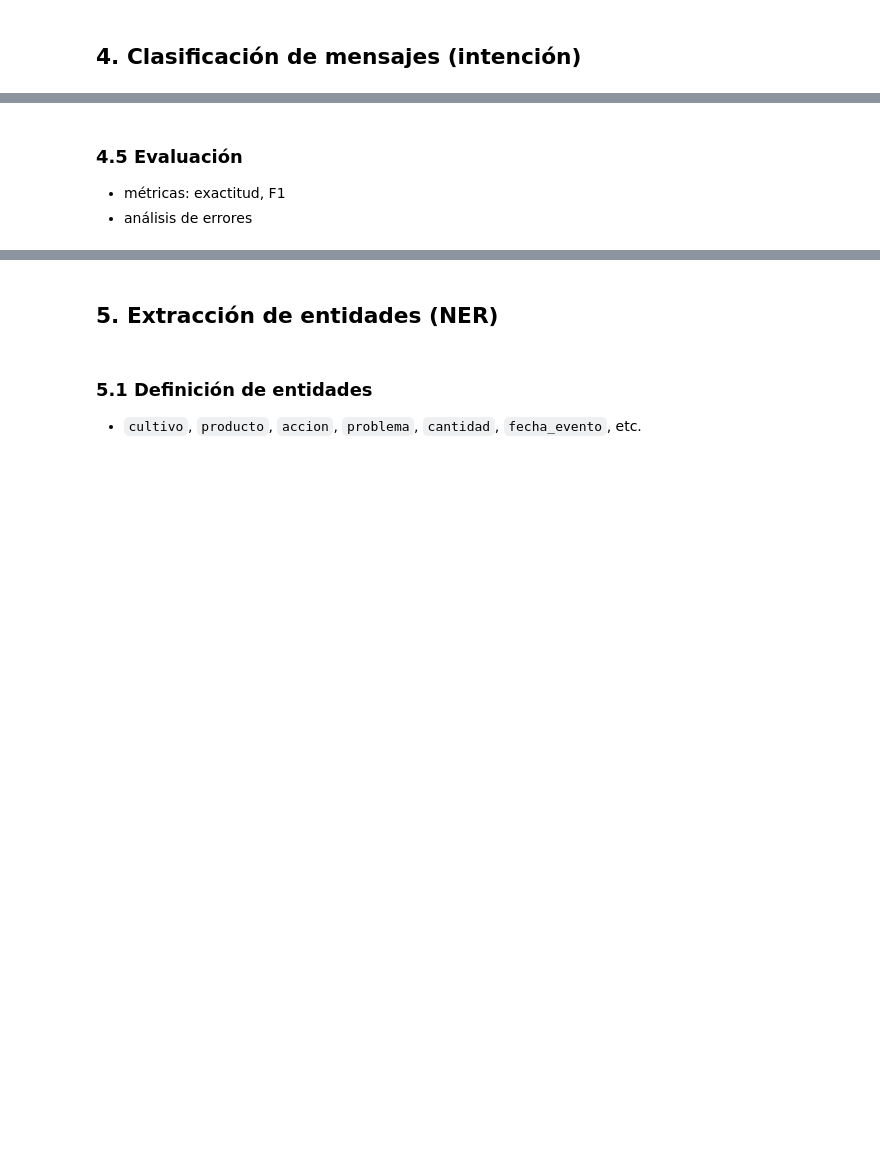
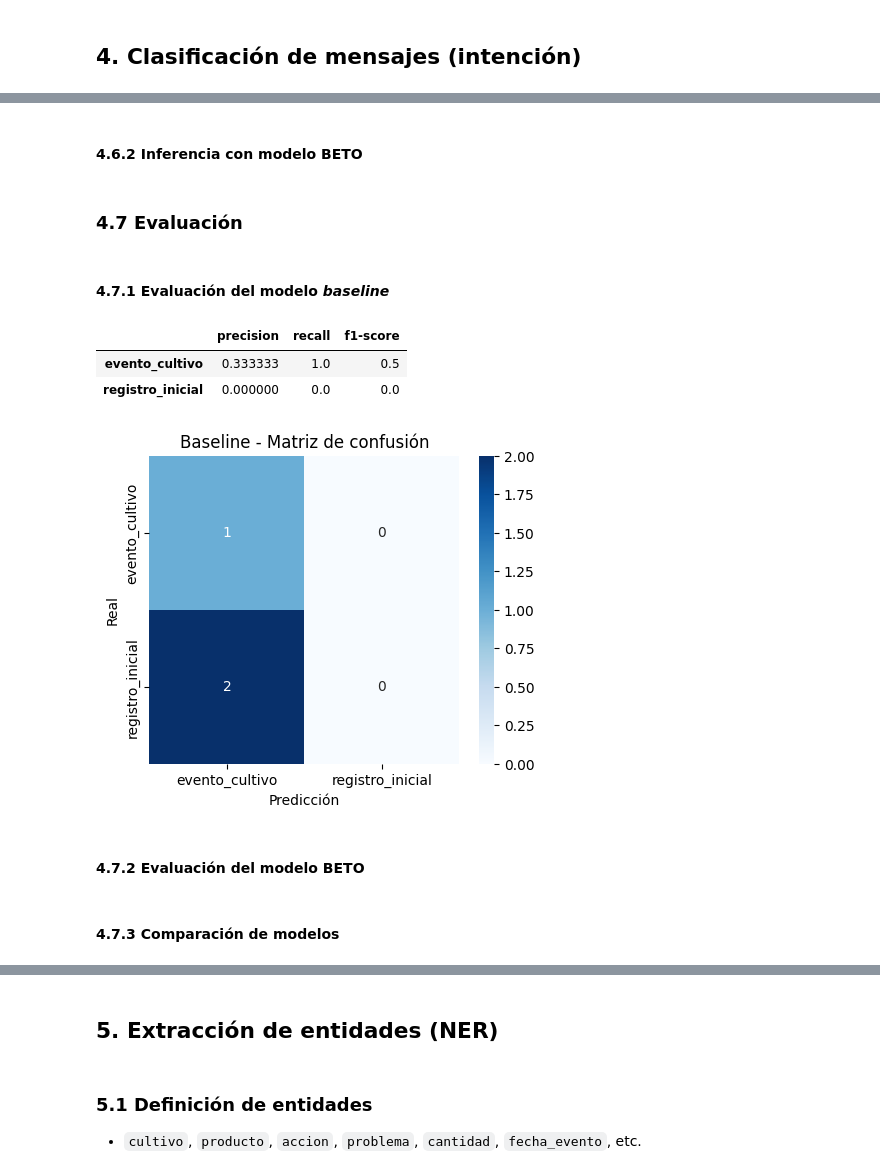
Before and after one commit to JMPinillos/agri-voice-ai, a Jupyter notebook: notebooks/03_nlp_processing/nlp_processing.ipynb, the cells around one changed output, grey strips where cells are left out. Saved outputs shown, nothing was run; the diff lists cells and outputs as text; code cells hidden in the pictures; blank space fills up the shorter version.

```diff
--- a/notebooks/03_nlp_processing/nlp_processing.ipynb
+++ b/notebooks/03_nlp_processing/nlp_processing.ipynb
@@ -298,0 +354,9 @@ Name: proportion, dtype: float64
+# %%
+# Vectorización TF-IDF y entrenamiento del modelo baseline
+vectorizer = TfidfVectorizer(max_features=5000, ngram_range=(1,2))
+
+X_train_tfidf = vectorizer.fit_transform(X_train)
+X_test_tfidf = vectorizer.transform(X_test)
+
+model_baseline = LogisticRegression(max_iter=1000)
+model_baseline.fit(X_train_tfidf, y_train)
@@ -298,0 +448,5 @@ Name: proportion, dtype: float64
+# %%
+# Predicción sobre el conjunto de test
+y_pred = model_baseline.predict(X_test_tfidf)
+# %% [markdown]
+#### 4.6.2 Inferencia con modelo BETO
@@ -299,5 +458,36 @@ Name: proportion, dtype: float64
 # %% [markdown]
-### 4.5 Evaluación
-
-* métricas: exactitud, F1
-* análisis de errores
+### 4.7 Evaluación
+# %% [markdown]
+#### 4.7.1 Evaluación del modelo *baseline*
+# %%
+# Reporte como DataFrame (solo métricas por clase)
+report_baseline = classification_report(
+    y_test, y_pred,
+    target_names=label_encoder.classes_,
+    output_dict=True,
+    zero_division=0
+)
+
+df_metrics = pd.DataFrame(report_baseline).transpose().iloc[:-3, :-1]
+
+# Visualización tabular
+display(df_metrics)
+
+# Matriz de confusión (baseline - azul)
+cm_baseline = confusion_matrix(y_test, y_pred)
+
+plt.figure(figsize=(5,4))
+sns.heatmap(cm_baseline, annot=True, fmt="d", cmap="Blues",
+            xticklabels=label_encoder.classes_,
+            yticklabels=label_encoder.classes_)
+plt.title("Baseline - Matriz de confusión")
+plt.xlabel("Predicción")
+plt.ylabel("Real")
+plt.show()
+# %% [output]
+|  | precision | recall | f1-score |
+| evento_cultivo | 0.333333 | 1.0 | 0.5 |
+| registro_inicial | 0.000000 | 0.0 | 0.0 |
+[figure, added]
+# %% [markdown]
+#### 4.7.2 Evaluación del modelo BETO
@@ -303,0 +519,2 @@ Name: proportion, dtype: float64
+# %% [markdown]
+#### 4.7.3 Comparación de modelos
```
Also changed, not shown: parts of 32 cells of this notebook, 2 other files.
